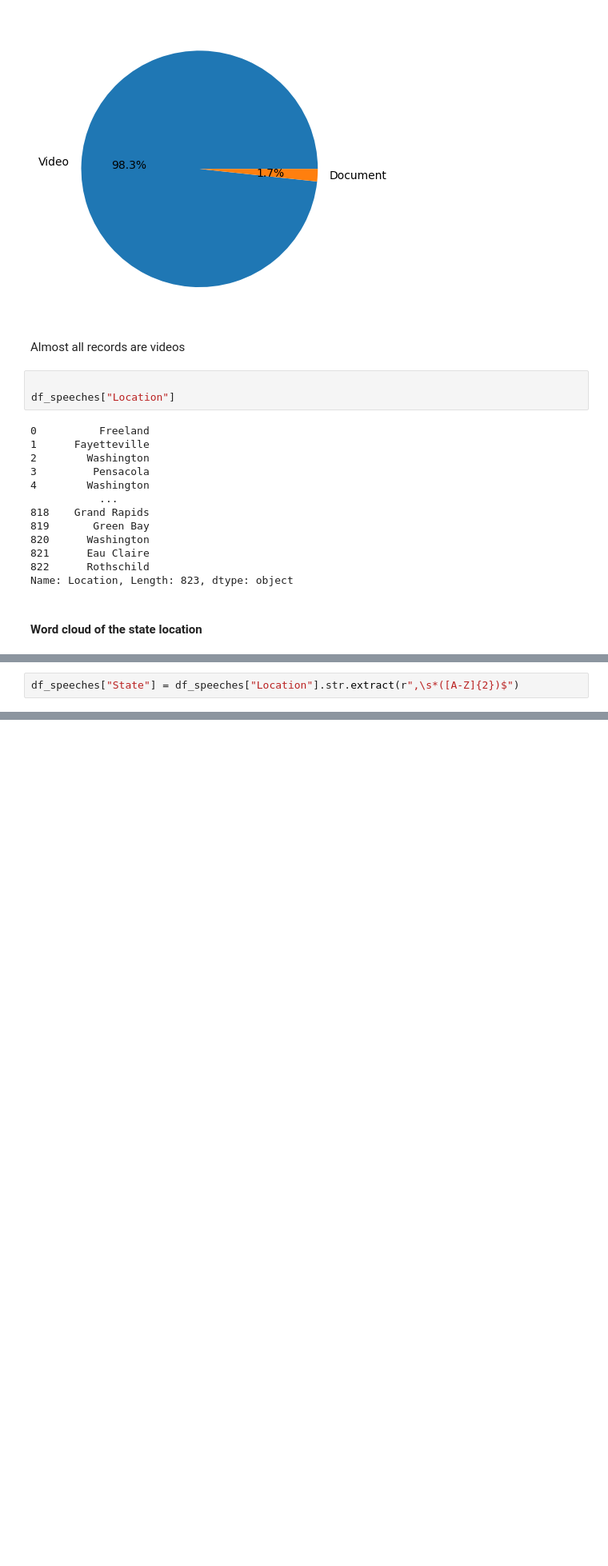
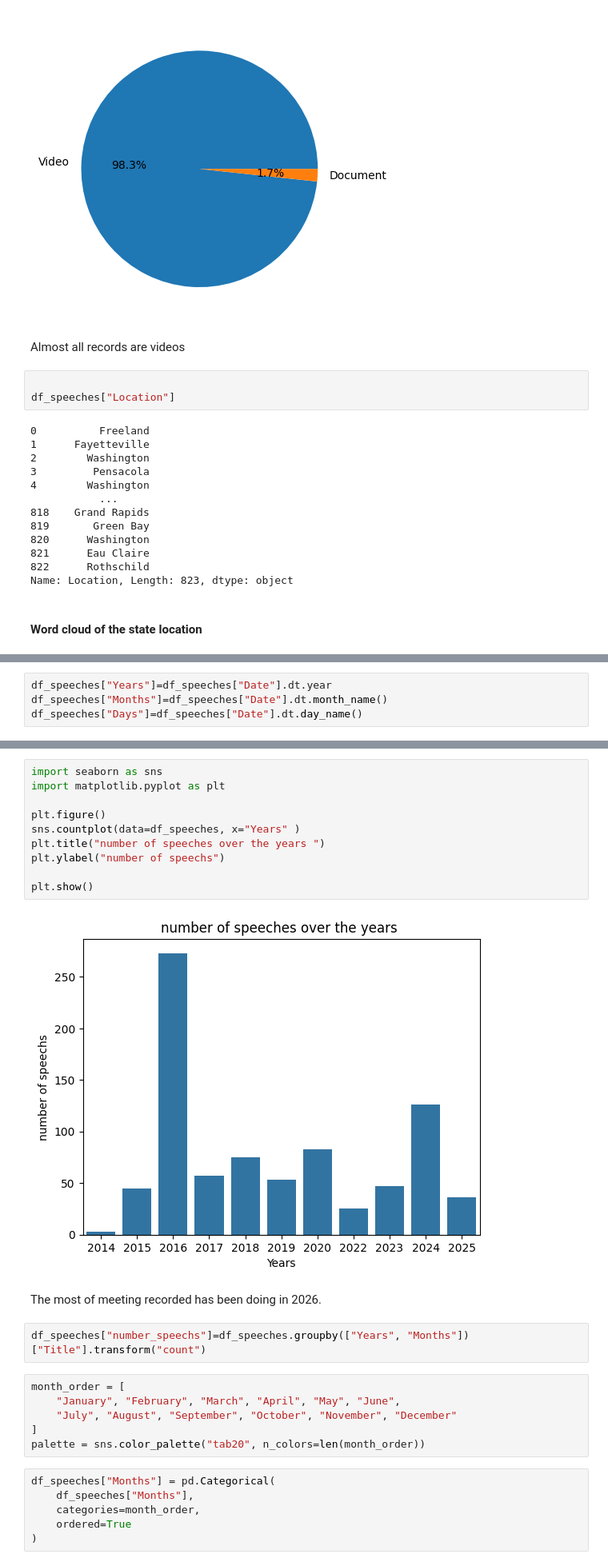
Before and after one commit to NgrimaldiN/Getting-in-Trump-s-Head, a Jupyter notebook: notebooks/title_analysis.ipynb, the cells around one changed output, grey strips where cells are left out. Shown at 80% size. Drawn from its saved outputs; the diff is of its cells as text; blank space fills up the shorter version.

```diff
--- a/notebooks/title_analysis.ipynb
+++ b/notebooks/title_analysis.ipynb
@@ -5313,2 +5299,0 @@ plt.show()
-# %%
-df_speeches["State"] = df_speeches["Location"].str.extract(r",\s*([A-Z]{2})$")
@@ -5387,0 +5302,4 @@ fig.show()
+# %%
+df_speeches["Years"]=df_speeches["Date"].dt.year
+df_speeches["Months"]=df_speeches["Date"].dt.month_name()
+df_speeches["Days"]=df_speeches["Date"].dt.day_name()
@@ -5387,0 +5315,28 @@ fig.show()
+# %%
+import seaborn as sns
+import matplotlib.pyplot as plt
+
+plt.figure()
+sns.countplot(data=df_speeches, x="Years" )
+plt.title("number of speeches over the years ")
+plt.ylabel("number of speechs")
+
+plt.show()
+# %% [output]
+[figure, added]
+# %% [markdown]
+The most of meeting recorded has been doing in 2026.
+# %%
+df_speeches["number_speechs"]=df_speeches.groupby(["Years", "Months"])["Title"].transform("count")
+# %%
+month_order = [
+    "January", "February", "March", "April", "May", "June",
+    "July", "August", "September", "October", "November", "December"
+]
+palette = sns.color_palette("tab20", n_colors=len(month_order))
+# %%
+df_speeches["Months"] = pd.Categorical(
+    df_speeches["Months"],
+    categories=month_order,
+    ordered=True
+)
```
Also changed, not shown: parts of 15 cells of this notebook, 1 other file.
